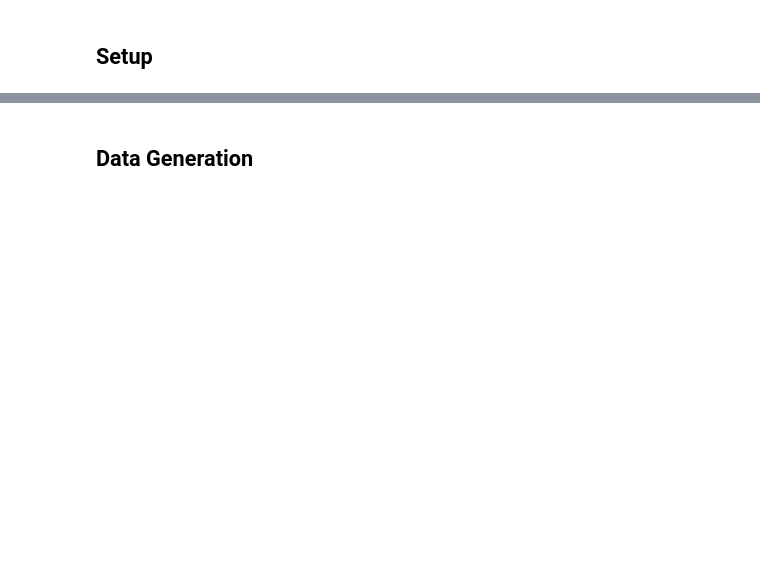
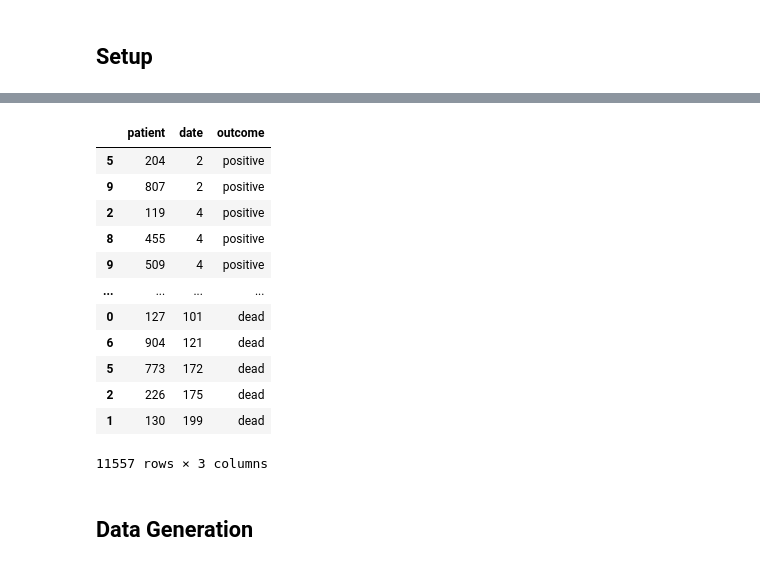
Before and after one commit to milchada/COVID-Argentina, a Jupyter notebook: notebooks/simulation/hmm-sim.ipynb, the cells around one changed output, grey strips where cells are left out. Saved outputs shown, nothing was run; the diff lists cells and outputs as text; code cells hidden in the pictures; blank space fills up the shorter version.

```diff
--- a/notebooks/simulation/hmm-sim.ipynb
+++ b/notebooks/simulation/hmm-sim.ipynb
@@ -9,0 +42,26 @@ import matplotlib.pyplot as plt
+# %%
+import pandas as pd
+negative_tests = sim['tests'].loc[np.logical_not(sim['tests']['result'])][['patient', 'date']]
+negative_tests['outcome'] = 'negative'
+positive_tests = sim['tests'].loc[sim['tests']['result']][['patient', 'date']]
+positive_tests['outcome'] = 'positive'
+hospital = sim['hospital'].copy()
+hospital['outcome'] = 'hospital'
+deaths = sim['deaths'].copy()
+deaths['outcome'] = 'dead'
+outcomes = pd.concat([positive_tests, negative_tests, hospital, deaths])
+outcomes
+# %% [output]
+|  | patient | date | outcome |
+| 5 | 204 | 2 | positive |
+| 9 | 807 | 2 | positive |
+| 2 | 119 | 4 | positive |
+| 8 | 455 | 4 | positive |
+| 9 | 509 | 4 | positive |
+| ... | ... | ... | ... |
+| 0 | 127 | 101 | dead |
+| 6 | 904 | 121 | dead |
+| 5 | 773 | 172 | dead |
+| 2 | 226 | 175 | dead |
+| 1 | 130 | 199 | dead |
+11557 rows × 3 columns
```
Also changed, not shown: parts of 8 cells of this notebook, 11 other files.
